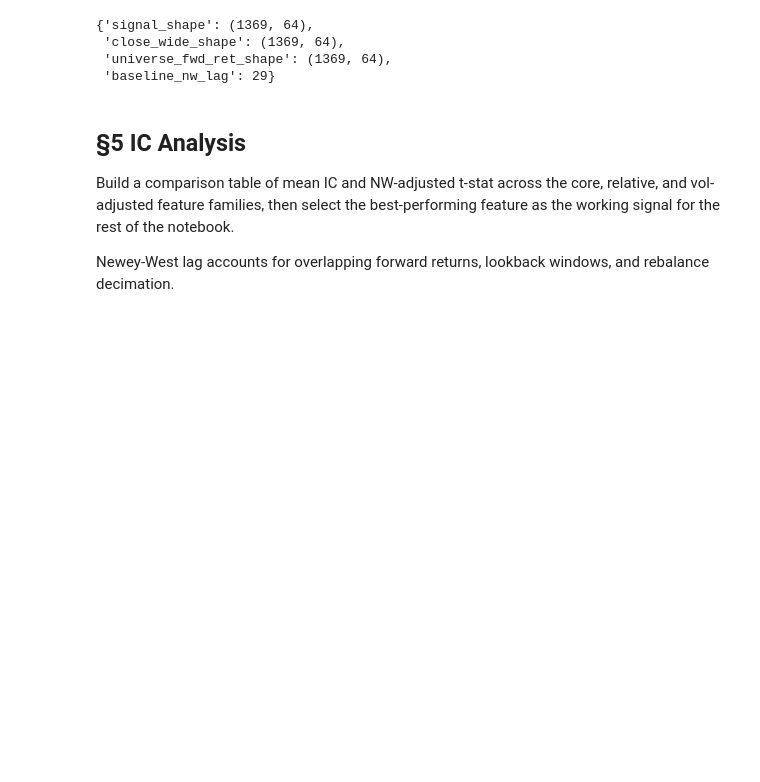
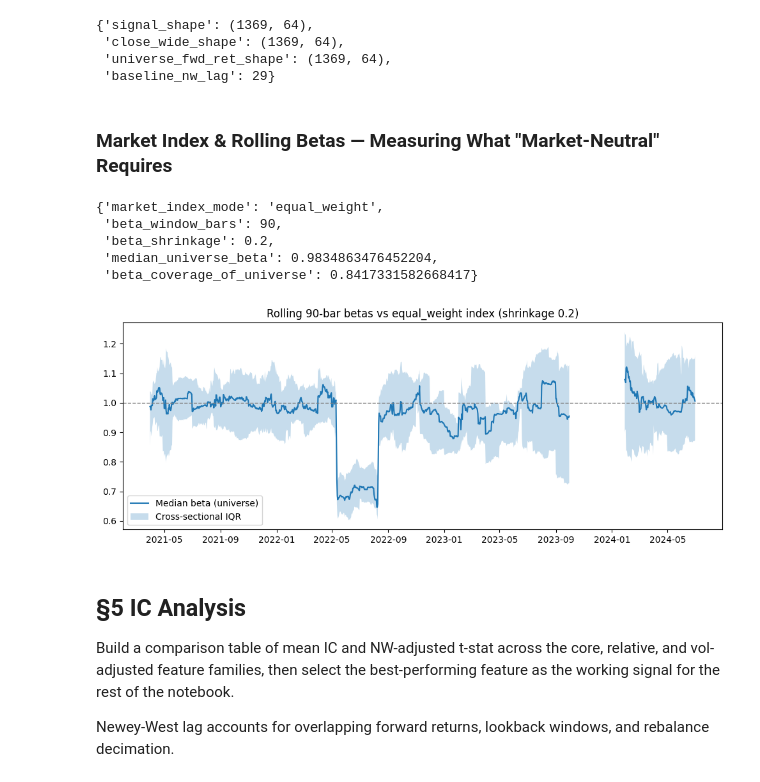
Before and after one commit to billybraith17/crypto-stat-arb, a Jupyter notebook: research/cs_momentum_research.ipynb, the cells around one changed output. Drawn from its saved outputs; the diff is of its cells as text; code cells hidden in the pictures; blank space fills up the shorter version.

```diff
--- a/research/cs_momentum_research.ipynb
+++ b/research/cs_momentum_research.ipynb
@@ -241,6 +251,79 @@ baseline_nw_lag = max(
  'close_wide_shape': (1369, 64),
  'universe_fwd_ret_shape': (1369, 64),
  'baseline_nw_lag': 29}
+# %% [markdown]
+### Market Index & Rolling Betas — Measuring What "Market-Neutral" Requires
+# %%
+# --- Market index, rolling betas ---------------------------------------------
+# Betas are estimated on traded-masked returns: forward-filled no-trade bars
+# print 0% and bias Cov/Var toward 0 on illiquid names. Bar returns need both
+# endpoints real -> lookback_bars=1.
+traded_mask = build_traded_mask(df_long, settings["signal_timeframe"])
+return_wide_traded = apply_traded_mask(
+    signal_pack["return_wide"], traded_mask, lookback_bars=1
+)
+
+market_ret = build_market_index_returns(
+    return_wide_traded,
+    mode=settings["market_index_mode"],
+    benchmark_symbol=settings["benchmark_symbol"],
+    universe_mask=universe_mask,
+    min_assets=settings["min_assets_per_timestamp"],
+)
+betas = estimate_rolling_betas(
+    return_wide_traded,
+    market_ret,
+    window_bars=settings["beta_window_bars"],
+    min_periods=settings["beta_min_periods_bars"],
+    shrinkage=settings["beta_shrinkage"],
+    shrink_target=settings["beta_shrink_target"],
+)
+
+# Rebuild the feature pack with the residual-momentum family included.
+feature_pack = build_feature_panels(
+    close_wide=close_wide,
+    horizons=settings["feature_horizons_bars"],
+    benchmark_symbol=settings["benchmark_symbol"],
+    vol_window_bars=settings["vol_window_bars"],
+    log_returns=settings["log_returns"],
+    residual_space=settings["residual_space"],
+    universe_mask=universe_mask,
+    skip_bars=settings["momentum_skip_bars"],
+    beta_panel=betas,
+    market_returns=market_ret,
+)
+
+beta_universe = betas.where(universe_mask) if universe_mask is not None else betas
+beta_med = beta_universe.median(axis=1)
+beta_q1 = beta_universe.quantile(0.25, axis=1)
+beta_q3 = beta_universe.quantile(0.75, axis=1)
+
+fig, ax = plt.subplots(figsize=(10, 4))
+ax.plot(beta_med.index, beta_med, label="Median beta (universe)")
+ax.fill_between(beta_med.index, beta_q1, beta_q3, alpha=0.25, label="Cross-sectional IQR")
+ax.axhline(1.0, linestyle="--", linewidth=1, color="gray")
+ax.set_title(
+    f"Rolling {settings['beta_window_bars']}-bar betas vs "
+    f"{settings['market_index_mode']} index (shrinkage {settings['beta_shrinkage']})"
+)
+ax.legend()
+plt.tight_layout()
+
+_uni_cells = float(universe_mask.sum().sum()) if universe_mask is not None else float(betas.size)
+{
+    "market_index_mode": settings["market_index_mode"],
+    "beta_window_bars": int(settings["beta_window_bars"]),
+    "beta_shrinkage": float(settings["beta_shrinkage"]),
+    "median_universe_beta": float(beta_med.median()),
+    "beta_coverage_of_universe": float(beta_universe.notna().sum().sum() / max(_uni_cells, 1.0)),
+}
+# %% [output]
+{'market_index_mode': 'equal_weight',
+ 'beta_window_bars': 90,
+ 'beta_shrinkage': 0.2,
+ 'median_universe_beta': 0.9834863476452204,
+ 'beta_coverage_of_universe': 0.8417331582668417}
+[figure, added]
 # %% [markdown]
 ## §5 IC Analysis
 
```
Also changed, not shown: parts of 13 cells of this notebook, 10 other files.
